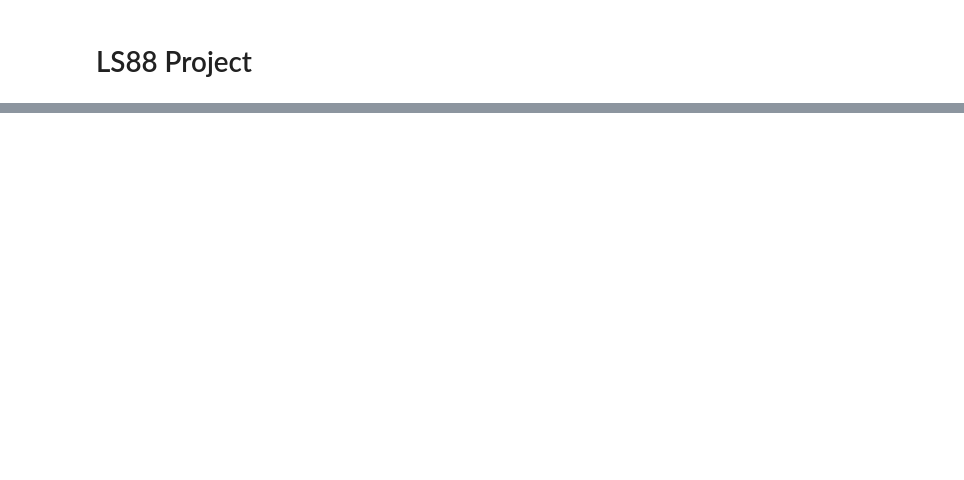
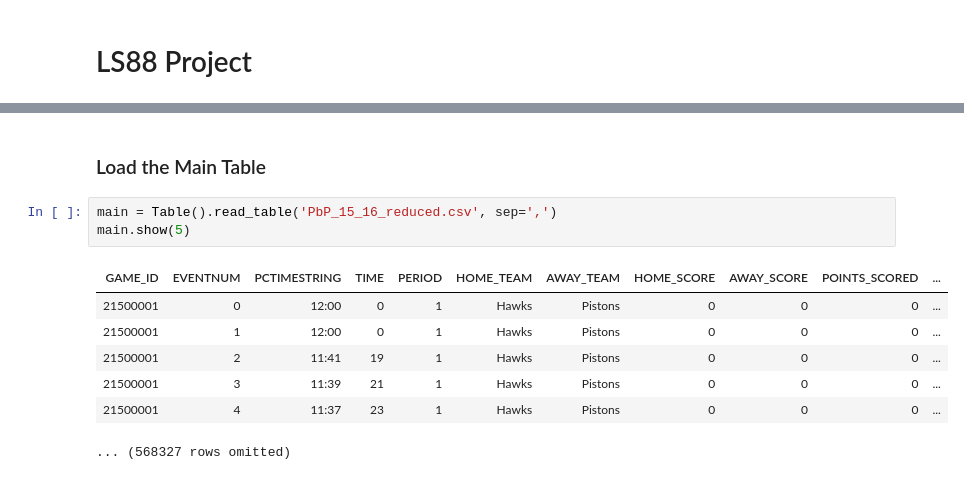
Before and after one commit to annefogarty/NBA4Q, a Jupyter notebook: LS88_NBA_Project.ipynb, the cells around one changed output, grey strips where cells are left out. Drawn from its saved outputs; the diff is of its cells as text; blank space fills up the shorter version.

```diff
--- a/LS88_NBA_Project.ipynb
+++ b/LS88_NBA_Project.ipynb
@@ -2,0 +14,13 @@
+# %% [markdown]
+### Load the Main Table
+# %%
+main = Table().read_table('PbP_15_16_reduced.csv', sep=',')
+main.show(5)
+# %% [output]
+| GAME_ID | EVENTNUM | PCTIMESTRING | TIME | PERIOD | HOME_TEAM | AWAY_TEAM | HOME_SCORE | AWAY_SCORE | POINTS_SCORED | ... |
+| 21500001 | 0 | 12:00 | 0 | 1 | Hawks | Pistons | 0 | 0 | 0 | ... |
+| 21500001 | 1 | 12:00 | 0 | 1 | Hawks | Pistons | 0 | 0 | 0 | ... |
+| 21500001 | 2 | 11:41 | 19 | 1 | Hawks | Pistons | 0 | 0 | 0 | ... |
+| 21500001 | 3 | 11:39 | 21 | 1 | Hawks | Pistons | 0 | 0 | 0 | ... |
+| 21500001 | 4 | 11:37 | 23 | 1 | Hawks | Pistons | 0 | 0 | 0 | ... |
+... (568327 rows omitted)
```
Also changed, not shown: parts of 21 cells of this notebook, 2 other files.
